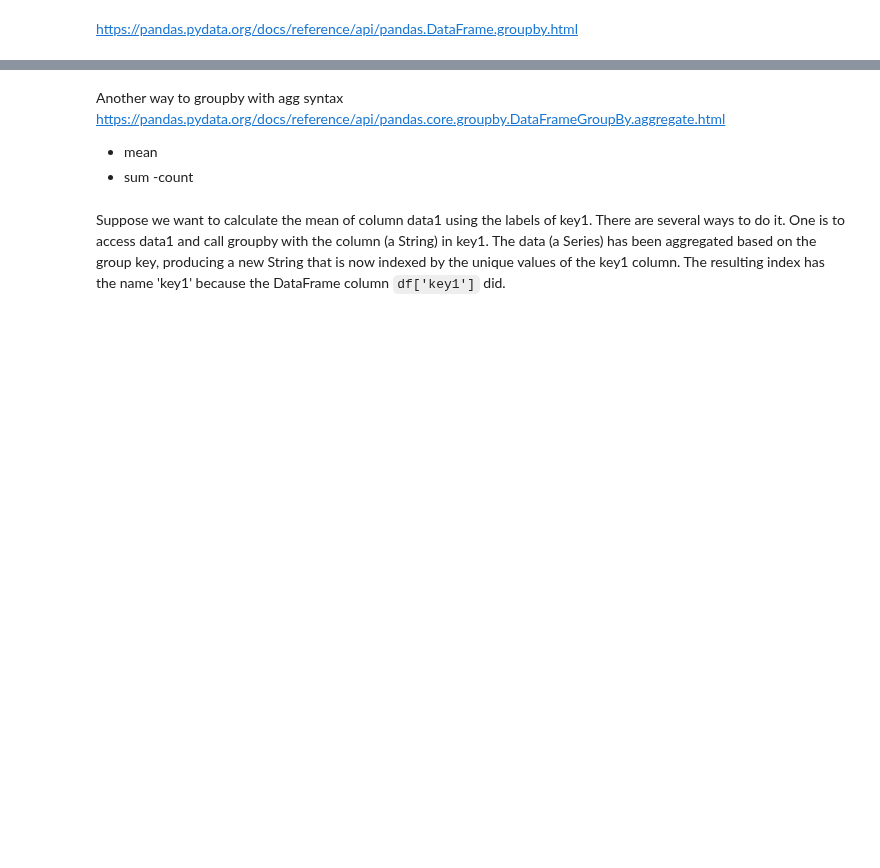
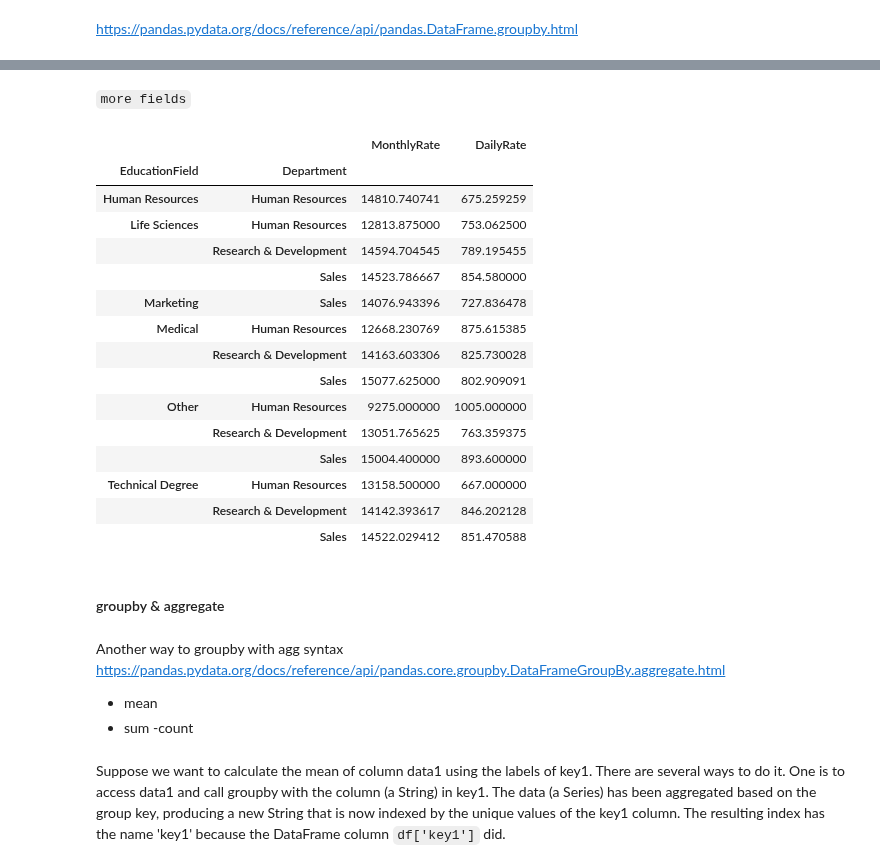
Before and after one commit to Ironhack-data-bcn-oct-2022/lectures, a Jupyter notebook: week-2/3-intro-pandas.ipynb, the cells around one changed output, grey strips where cells are left out. Drawn from its saved outputs; the diff is of its cells as text; code cells hidden in the pictures; blank space fills up the shorter version.

```diff
--- a/week-2/3-intro-pandas.ipynb
+++ b/week-2/3-intro-pandas.ipynb
@@ -926,0 +2184,3 @@ https://pandas.pydata.org/docs/reference/api/pandas.DataFrame.groupby.html
+# %%
+df = pd.read_csv("../datasets/employees.csv")
+df.sample()
@@ -927,3 +2267,28 @@ https://pandas.pydata.org/docs/reference/api/pandas.DataFrame.groupby.html
+# %% [markdown]
+`more fields`
+# %%
+df[['EducationField','Department',
+      'MonthlyRate','DailyRate']].groupby(by = ['EducationField',
+                                                'Department']).agg('mean')
+# %% [output]
+|  |  | MonthlyRate | DailyRate |
+| EducationField | Department |  |  |
+| Human Resources | Human Resources | 14810.740741 | 675.259259 |
+| Life Sciences | Human Resources | 12813.875000 | 753.062500 |
+|  | Research & Development | 14594.704545 | 789.195455 |
+|  | Sales | 14523.786667 | 854.580000 |
+| Marketing | Sales | 14076.943396 | 727.836478 |
+| Medical | Human Resources | 12668.230769 | 875.615385 |
+|  | Research & Development | 14163.603306 | 825.730028 |
+|  | Sales | 15077.625000 | 802.909091 |
+| Other | Human Resources | 9275.000000 | 1005.000000 |
+|  | Research & Development | 13051.765625 | 763.359375 |
+|  | Sales | 15004.400000 | 893.600000 |
+| Technical Degree | Human Resources | 13158.500000 | 667.000000 |
+|  | Research & Development | 14142.393617 | 846.202128 |
+|  | Sales | 14522.029412 | 851.470588 |
+# %% [markdown]
+#### groupby & aggregate
 # %% [markdown]
 Another way to groupby with agg syntax
 https://pandas.pydata.org/docs/reference/api/pandas.core.groupby.DataFrameGroupBy.aggregate.html
```
Also changed, not shown: parts of 296 cells of this notebook.
